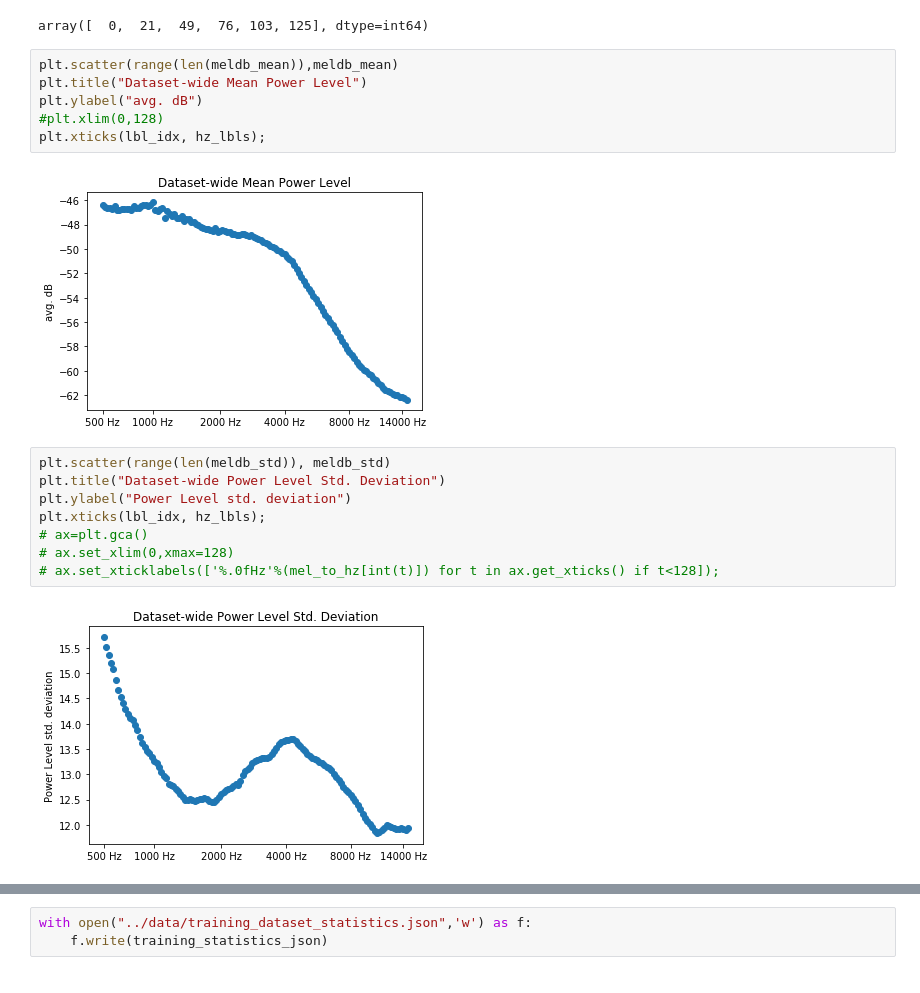
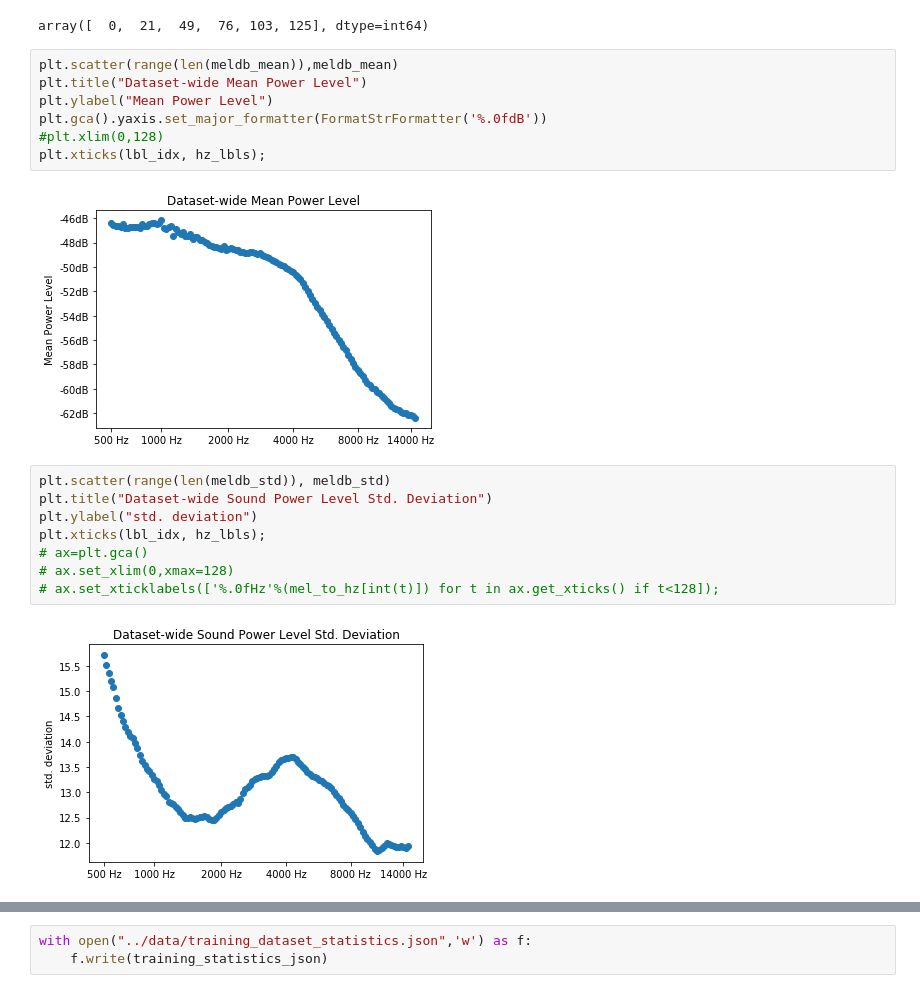
Before and after one commit to samhiatt/avian_vocalizations, a Jupyter notebook: notebooks/Preprocessing.ipynb, the cells around one changed output, grey strips where cells are left out. Drawn from its saved outputs; the diff is of its cells as text.

```diff
--- a/notebooks/Preprocessing.ipynb
+++ b/notebooks/Preprocessing.ipynb
@@ -195,21 +196,22 @@ array([  0,  21,  49,  76, 103, 125], dtype=int64)
 # %%
 plt.scatter(range(len(meldb_mean)),meldb_mean)
 plt.title("Dataset-wide Mean Power Level")
-plt.ylabel("avg. dB")
+plt.ylabel("Mean Power Level")
+plt.gca().yaxis.set_major_formatter(FormatStrFormatter('%.0fdB'))
 #plt.xlim(0,128)
 plt.xticks(lbl_idx, hz_lbls);
 # %% [output]
-[figure, old version]
+[figure, new version]
 # %%
 plt.scatter(range(len(meldb_std)), meldb_std)
-plt.title("Dataset-wide Power Level Std. Deviation")
-plt.ylabel("Power Level std. deviation")
+plt.title("Dataset-wide Sound Power Level Std. Deviation")
+plt.ylabel("std. deviation")
 plt.xticks(lbl_idx, hz_lbls);
 # ax=plt.gca()
 # ax.set_xlim(0,xmax=128)
 # ax.set_xticklabels(['%.0fHz'%(mel_to_hz[int(t)]) for t in ax.get_xticks() if t<128]);
 # %% [output]
-[figure, old version]
+[figure, new version]
 # %%
 training_statistics = dict(
     mfcc_mean=list(mfcc_mean),
```
Also changed, not shown: parts of 4 cells of this notebook.
